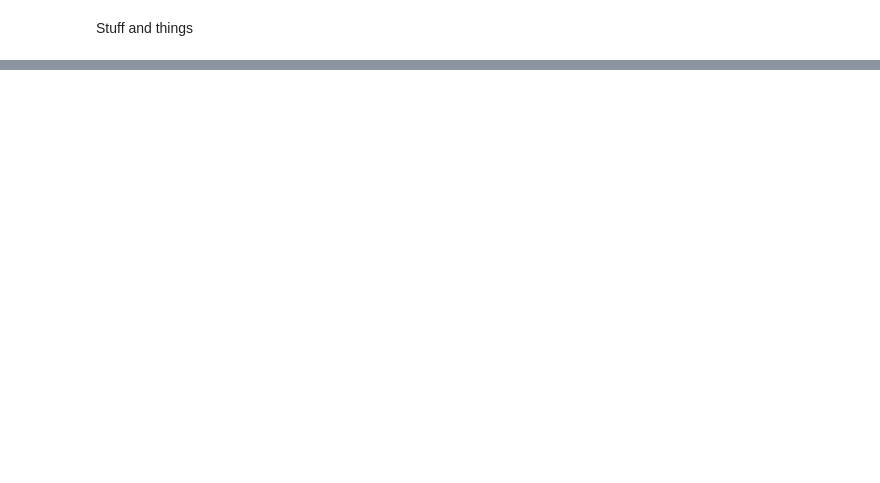
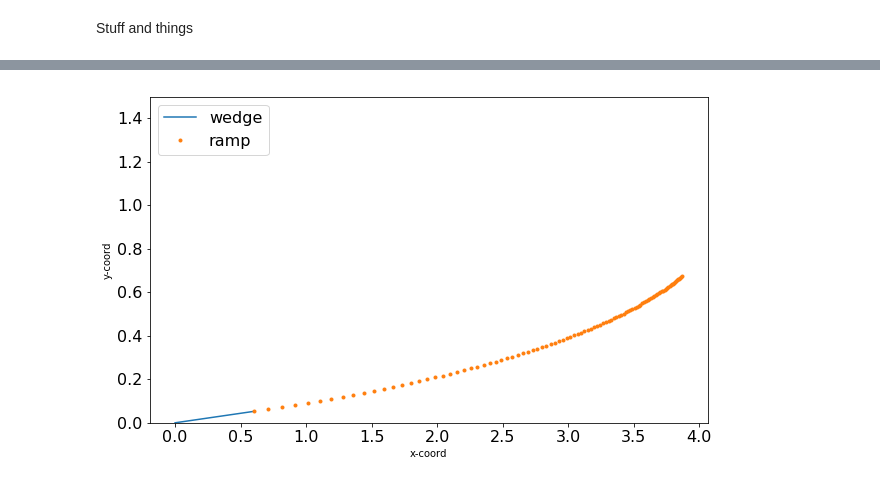
Before and after one commit to BananaBonanza/AAE537, a Jupyter notebook: butlerAAE537Hw2.ipynb, the cells around one changed output, grey strips where cells are left out. Drawn from its saved outputs; the diff is of its cells as text; code cells hidden in the pictures; blank space fills up the shorter version.

```diff
--- a/butlerAAE537Hw2.ipynb
+++ b/butlerAAE537Hw2.ipynb
@@ -104,0 +95,91 @@ ramp dimensions:
+# %%
+def actualTurning():
+    vM4 = prandtlMeyer(afterShock[1][1])
+    #print("vM4: " + str(vM4))
+    vM2 = turnAngle
+    delV = vM4 - vM2
+    #print(delV)
+    mIter = 2.4
+    vIter = vM2
+    while vIter < delV:
+        vIter = prandtlMeyer(mIter)
+        mIter += 0.000001
+    return([mIter, vIter])
+
+def delXdelY(M2,xi,yi):
+    DXDY_temp = [M4/M2,
+                 2.+(gamma-1)*M2**2,
+                 2.+(gamma-1)*M4**2,
+                 (gamma+1)/(2*(gamma-1)),
+                 (prandtlMeyer(M4) - prandtlMeyer(M2))
+                 ]
+    #print("variables:" + "\n" + str(DXDY_temp))
+    hVal = ((1 - rampDim[1]) * (DXDY_temp[0]*(DXDY_temp[1]/DXDY_temp[2])**DXDY_temp[3]))
+    #print("hVal: " + str(hVal))
+    yVal = 1 - hVal
+    delX = (yVal - yi)/(np.tan((rampAngle + DXDY_temp[4]) * DRC))
+    xVal = xi + delX
+    del(DXDY_temp)
+    return([xVal,yVal])
+
+#-----------------------------------#
+######          MAIN          #######
+#-----------------------------------#
+
+## RAMP VALUES ##
+#wedge dimensions
+m4ObShockLength = 1/(np.tan(beta4 * DRC))
+muOb = (np.arcsin(1/M4)) * RDC
+other = 180 - muOb
+eta = 180 - (180 - muOb) - (beta4 - rampAngle)
+rampLength = (1 / (np.sin(other * DRC)*np.sin(beta4 * DRC)))*np.sin(eta * DRC)
+rampX = rampLength * np.cos(rampAngle * DRC)
+rampY = rampLength * np.sin(rampAngle * DRC)
+rampDim = [rampX, rampY]
+#print("ramp dimensions: " + str(rampDim))
+
+## Calculating Actual Turning at Mach 4 ##
+actTurn = actualTurning()[0]
+#print(actTurn)
+
+mLinRev = np.linspace(actTurn,afterShock[1][1], 100)
+#print(len(mLinRev))
+mLin = [mLinRev[len(mLinRev) - (j+1)] for j in range(len(mLinRev))]
+#print("mLin" + str(mLin))
+#generate x and y coordinates
+xyCoord = [rampDim]
+for i in range(len(mLin)):
+    #print("\n" + "i: " + str(i))
+    if i == 0:
+        #print(rampDim)
+        continue
+    else:
+        tempAns = delXdelY(mLin[i],xyCoord[i-1][0],xyCoord[i-1][1])
+    #print(str(tempAns) + "\n")
+    xyCoord.append(tempAns)
+    #print("xy coord\n" + str(xyCoord))
+    del(tempAns)
+#print("xy Coordinates:\n" + str(xyCoord))
+
+#print(xyCoord)
+#print("y1: " + str(xyCoord[1][0]))
+
+#GRAPHING TIME
+plt.figure(figsize=(10,6))
+plt.rc('xtick', labelsize=16)
+plt.rc('ytick', labelsize=16)
+#
+plt.plot([0,xyCoord[0][0]], [0,xyCoord[0][1]], '-', label="wedge")
+plt.plot([item[0] for item in xyCoord], [jtem[1] for jtem in xyCoord], '.', label='ramp')
+
+#plt.title('Mach number to altitude', fontsize=16)
+
+plt.ylim(0,1.5)
+plt.xlabel('x-coord')
+plt.ylabel('y-coord')
+plt.legend(loc=2, fontsize=16)
+
+plt.show()
+plt.close()
+# %% [output]
+[figure, added]
```
Also changed, not shown: parts of 7 cells of this notebook.
